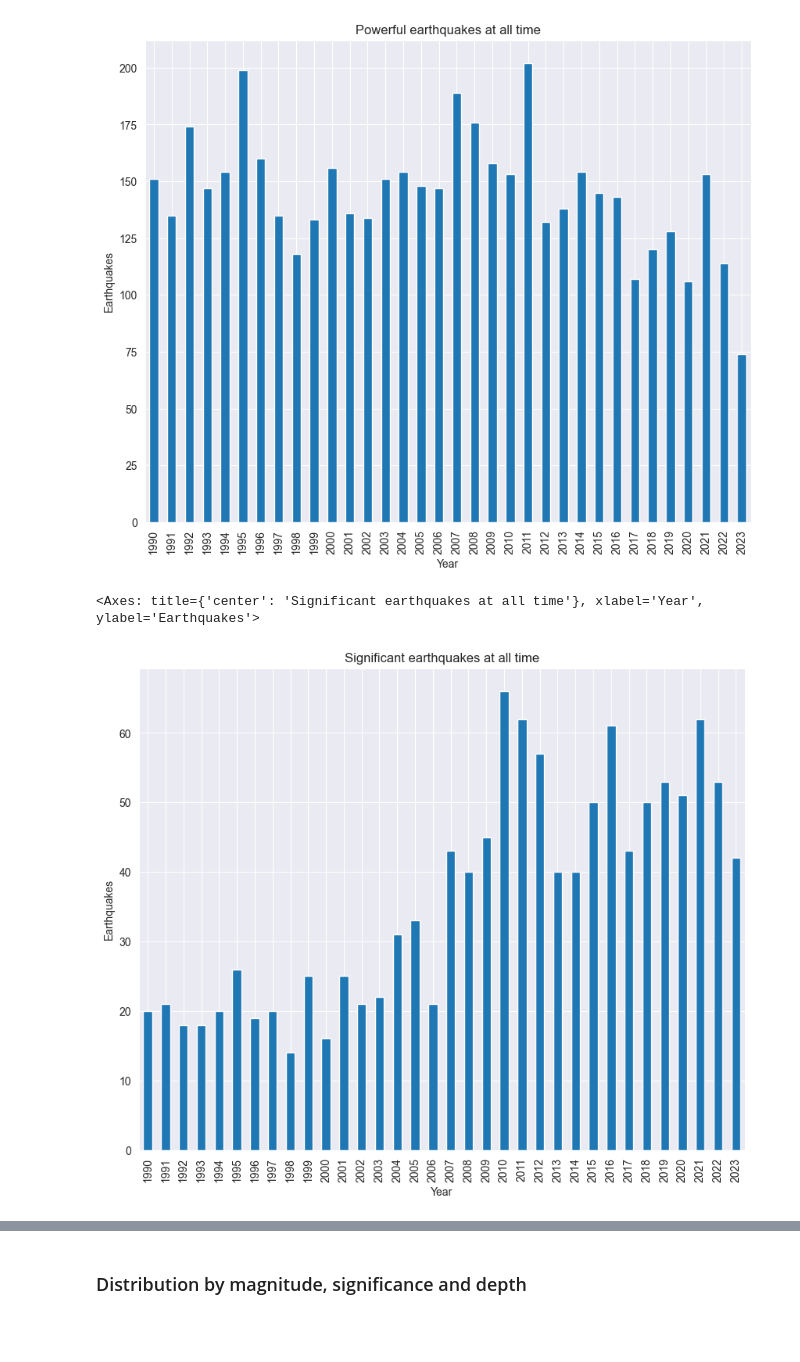
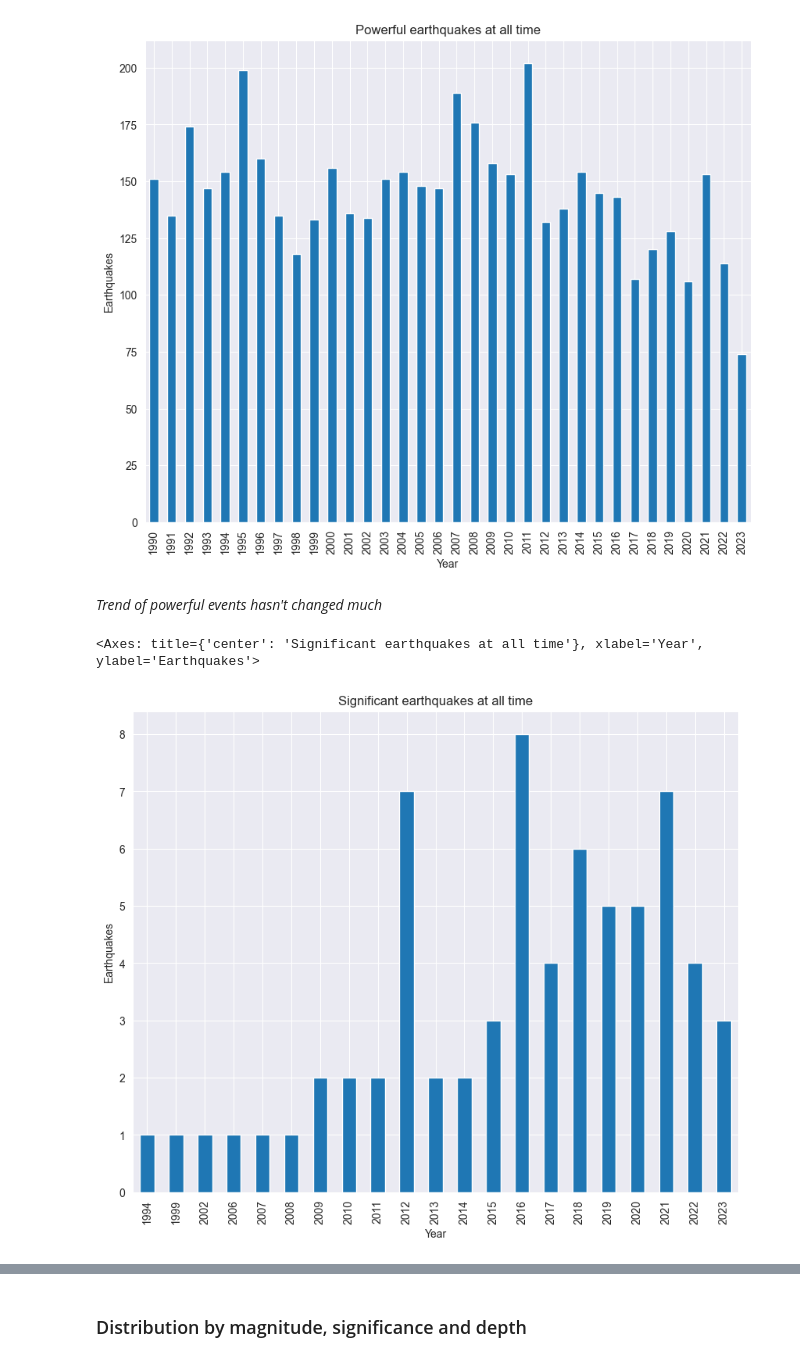
Before and after one commit to DenisIndenbom/DSBA-analytical-project, a Jupyter notebook: project.ipynb, the cells around one changed output, grey strips where cells are left out. Saved outputs shown, nothing was run; the diff lists cells and outputs as text; code cells hidden in the pictures; blank space fills up the shorter version.

Commit message:
Added comments to plots in notebook

```diff
--- a/project.ipynb
+++ b/project.ipynb
@@ -219,11 +237,13 @@ df['year'][df['magnitudo'] >= 6].value_counts(sort=False).plot(kind='bar', xlabe
 # %% [output]
 <Axes: title={'center': 'Powerful earthquakes at all time'}, xlabel='Year', ylabel='Earthquakes'>
 [figure]
+# %% [markdown]
+*Trend of powerful events hasn't changed much*
 # %%
-df['year'][df['significance'] >= df['significance'].max() // 4].value_counts(sort=False).plot(kind='bar', xlabel='Year',
+df['year'][df['significance'] >= df['significance'].max() // 2].value_counts(sort=False).plot(kind='bar', xlabel='Year',
                                                                                               ylabel='Earthquakes',
                                                                                               figsize=(10, 8),
                                                                                               title='Significant earthquakes at all time')
 # %% [output]
 <Axes: title={'center': 'Significant earthquakes at all time'}, xlabel='Year', ylabel='Earthquakes'>
-[figure, old version]
+[figure, new version]
```
Also changed, not shown: parts of 15 cells of this notebook, 1 other file.
